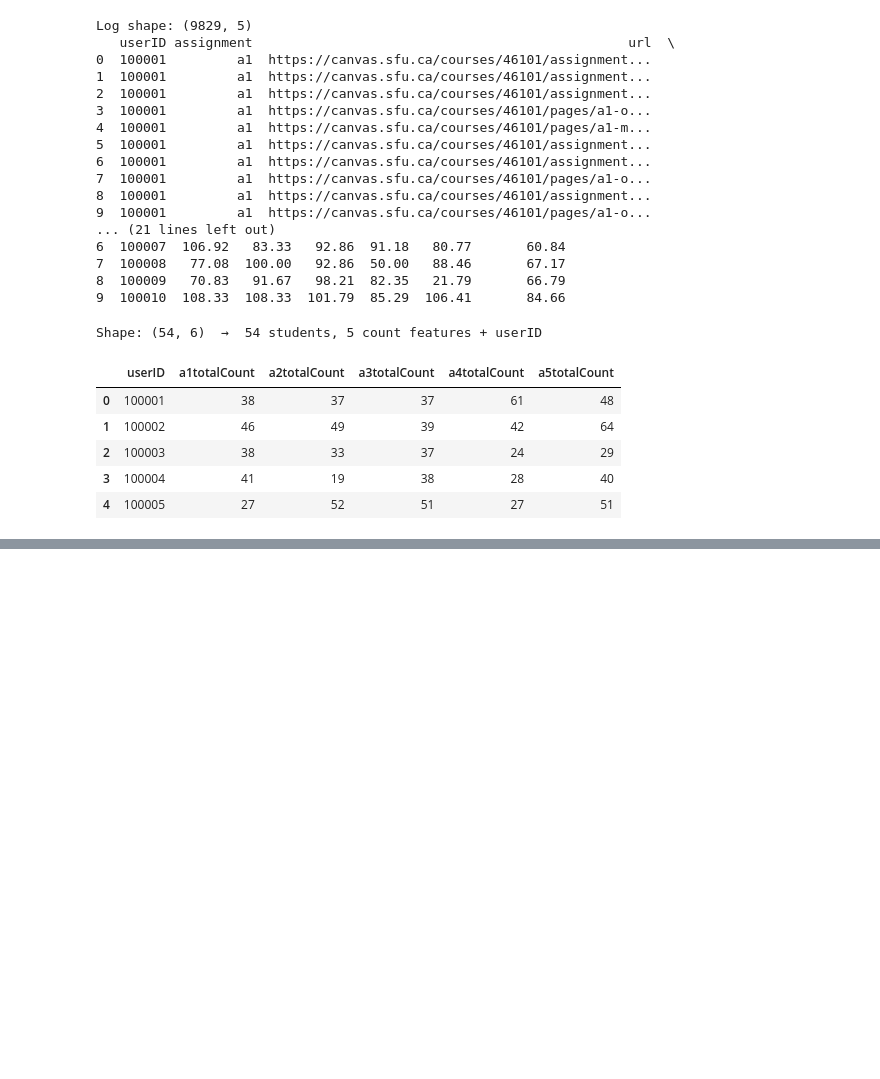
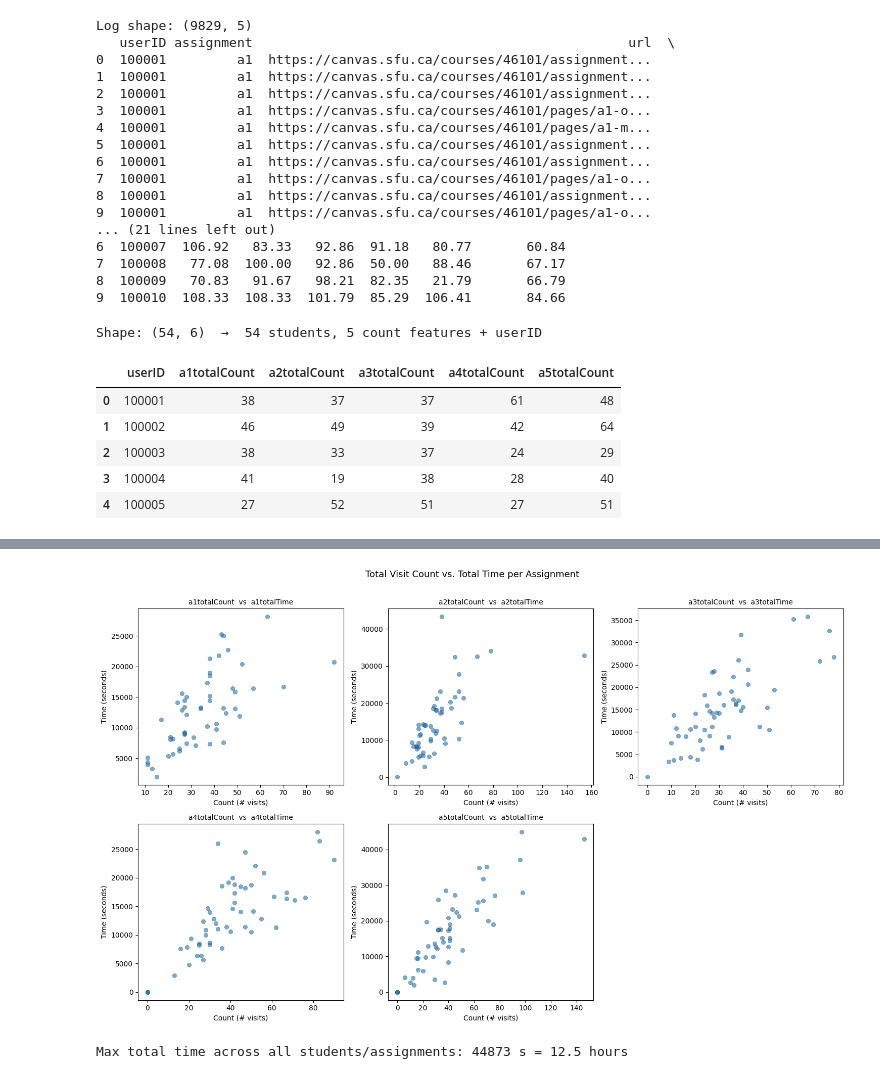
Before and after one commit to arriyan-aa/ali_arriyan_LabTask01, a Jupyter notebook: LabTask04/Lec05_AA._Work.ipynb, the cells around one changed output, grey strips where cells are left out. Saved outputs shown, nothing was run; the diff lists cells and outputs as text; code cells hidden in the pictures; blank space fills up the shorter version.

```diff
--- a/LabTask04/Lec05_AA._Work.ipynb
+++ b/LabTask04/Lec05_AA._Work.ipynb
@@ -58,0 +80,24 @@ time_totals = time_totals.reset_index()
+# %%
+count_cols = assignments.filter(like='totalCount').columns.tolist()
+n = len(count_cols)
+
+fig, axes = plt.subplots(2, 3, figsize=(15, 9))
+axes = axes.flatten()
+for i, col in enumerate(count_cols):
+  time_col = col.replace('totalCount', 'totalTime')
+  axes[i].scatter(assignments[col], assignments[time_col], alpha=0.6, edgecolors='k', linewidths=0.3)
+  axes[i].set_title(f"{col}  vs  {time_col}", fontsize=10)
+  axes[i].set_xlabel('Count (# visits)')
+  axes[i].set_ylabel('Time (seconds)')
+
+for j in range(n, len(axes)):
+  axes[j].set_visible(False)
+
+plt.suptitle('Total Visit Count vs. Total Time per Assignment', fontsize=13, y=1.01)
+plt.tight_layout()
+plt.show()
+max_time = assignments.filter(like='totalTime').max().max()
+print(f"Max total time across all students/assignments: {max_time:.0f} s = {max_time/3600:.1f} hours")
+# %% [output]
+[figure, added]
+Max total time across all students/assignments: 44873 s = 12.5 hours
```
Also changed, not shown: parts of 2 cells of this notebook.
